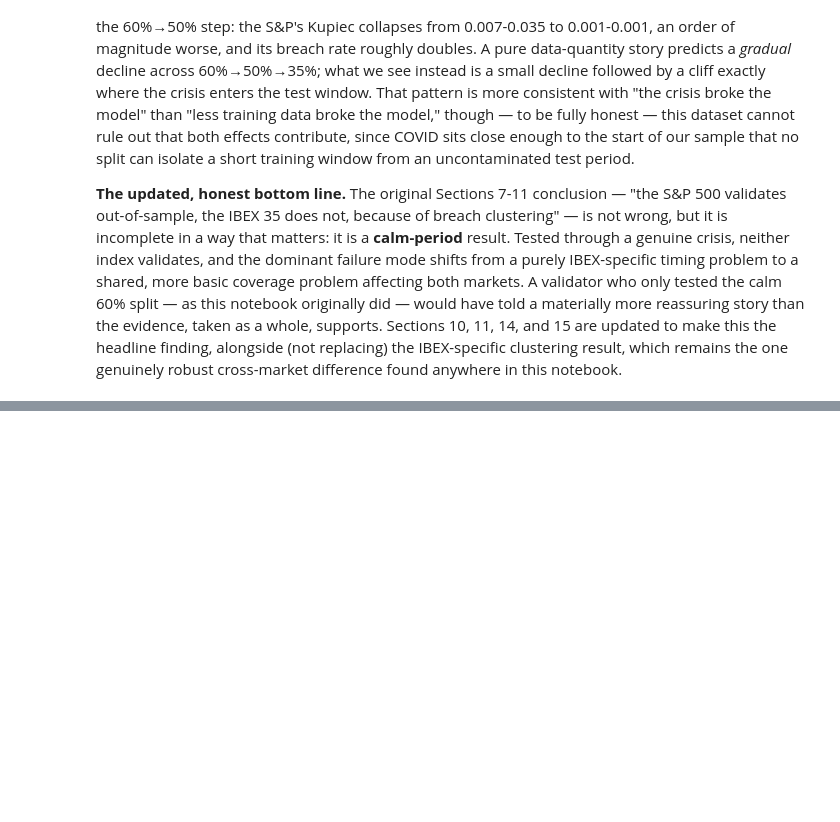
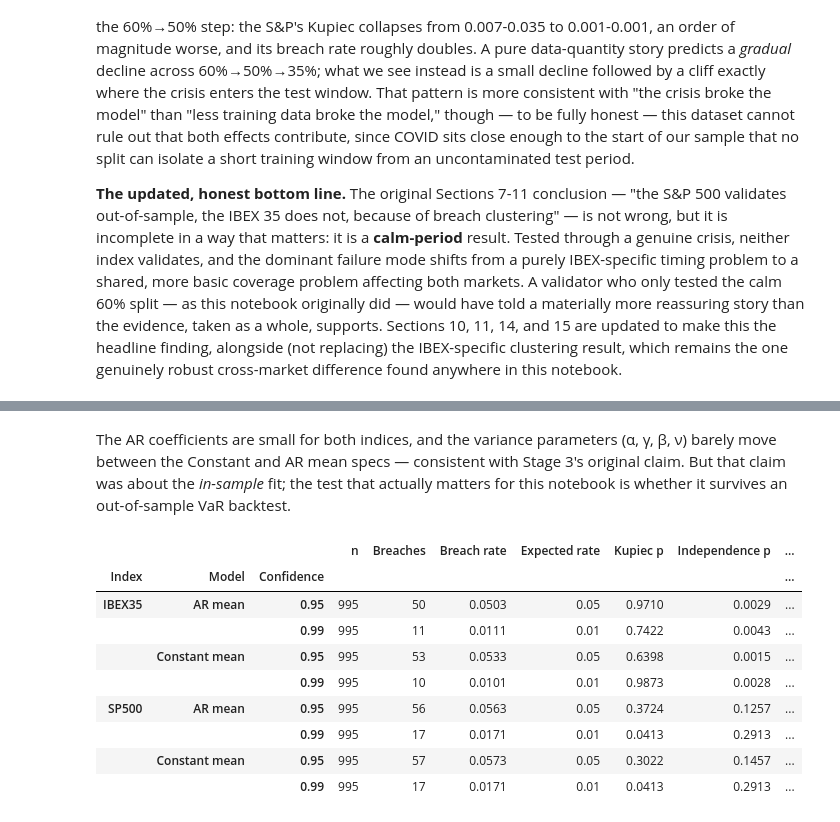
Before and after one commit to MLEIV90/ibex-garch-risk, a Jupyter notebook: notebooks/05_var_backtesting.ipynb, the cells around one changed output, grey strips where cells are left out. Drawn from its saved outputs; the diff is of its cells as text; code cells hidden in the pictures; blank space fills up the shorter version.

```diff
--- a/notebooks/05_var_backtesting.ipynb
+++ b/notebooks/05_var_backtesting.ipynb
@@ -1041,0 +1115,56 @@ genuinely robust cross-market difference found anywhere in this notebook.
+# %% [markdown]
+The AR coefficients are small for both indices, and the variance parameters
+(α, γ, β, ν) barely move between the Constant and AR mean specs — consistent
+with Stage 3's original claim. But that claim was about the *in-sample* fit;
+the test that actually matters for this notebook is whether it survives an
+out-of-sample VaR backtest.
+# %%
+def rolling_garch_oos_ar(returns, spec, initial_window, lags, refit_every=5):
+    n = len(returns)
+    dates = returns.index
+    oos_dates, oos_mean, oos_sigma, oos_nu = [], [], [], []
+    current_fit = None
+    for i, t in enumerate(range(initial_window, n)):
+        if i % refit_every == 0:
+            train_data = returns.iloc[:t]
+            am = arch_model(train_data, mean="AR", lags=lags, dist="t", **spec)
+            current_fit = am.fit(disp="off")
+        forecast = current_fit.forecast(horizon=1, reindex=False)
+        oos_dates.append(dates[t])
+        oos_mean.append(forecast.mean.values[-1, 0])  # AR-conditional forecast, not a fixed mu
+        oos_sigma.append(np.sqrt(forecast.variance.values[-1, 0]))
+        oos_nu.append(current_fit.params["nu"])
+    return pd.DataFrame(
+        {"mean": oos_mean, "sigma": oos_sigma, "nu": oos_nu},
+        index=pd.DatetimeIndex(oos_dates, name="Date"),
+    )
+
+
+ar_oos = {
+    idx: rolling_garch_oos_ar(returns_pct[idx], spec, initial_window, AR_LAGS[idx], refit_every=5)
+    for idx, spec in preferred_spec.items()
+}
+
+mean_check_thresholds = {}
+for idx in returns_pct.columns:
+    oos = ar_oos[idx]
+    for conf in CONF_LEVELS:
+        p = 1 - conf
+        q_p = oos["nu"].apply(lambda nu: std_t_quantile(nu, p))
+        mean_check_thresholds[(idx, "AR mean", conf)] = oos["mean"] + oos["sigma"] * q_p
+        # Section 7's own headline fit, relabeled for a side-by-side comparison
+        mean_check_thresholds[(idx, "Constant mean", conf)] = oos_thresholds[(idx, "GARCH", conf)]
+
+mean_check_df = run_backtest(returns_pct, mean_check_thresholds)
+mean_check_df.round(4)
+# %% [output]
+|  |  |  | n | Breaches | Breach rate | Expected rate | Kupiec p | Independence p | ... |
+| Index | Model | Confidence |  |  |  |  |  |  | ... |
+| IBEX35 | AR mean | 0.95 | 995 | 50 | 0.0503 | 0.05 | 0.9710 | 0.0029 | ... |
+|  |  | 0.99 | 995 | 11 | 0.0111 | 0.01 | 0.7422 | 0.0043 | ... |
+|  | Constant mean | 0.95 | 995 | 53 | 0.0533 | 0.05 | 0.6398 | 0.0015 | ... |
+|  |  | 0.99 | 995 | 10 | 0.0101 | 0.01 | 0.9873 | 0.0028 | ... |
+| SP500 | AR mean | 0.95 | 995 | 56 | 0.0563 | 0.05 | 0.3724 | 0.1257 | ... |
+|  |  | 0.99 | 995 | 17 | 0.0171 | 0.01 | 0.0413 | 0.2913 | ... |
+|  | Constant mean | 0.95 | 995 | 57 | 0.0573 | 0.05 | 0.3022 | 0.1457 | ... |
+|  |  | 0.99 | 995 | 17 | 0.0171 | 0.01 | 0.0413 | 0.2913 | ... |
```
Also changed, not shown: parts of 10 cells of this notebook, 2 other files.
